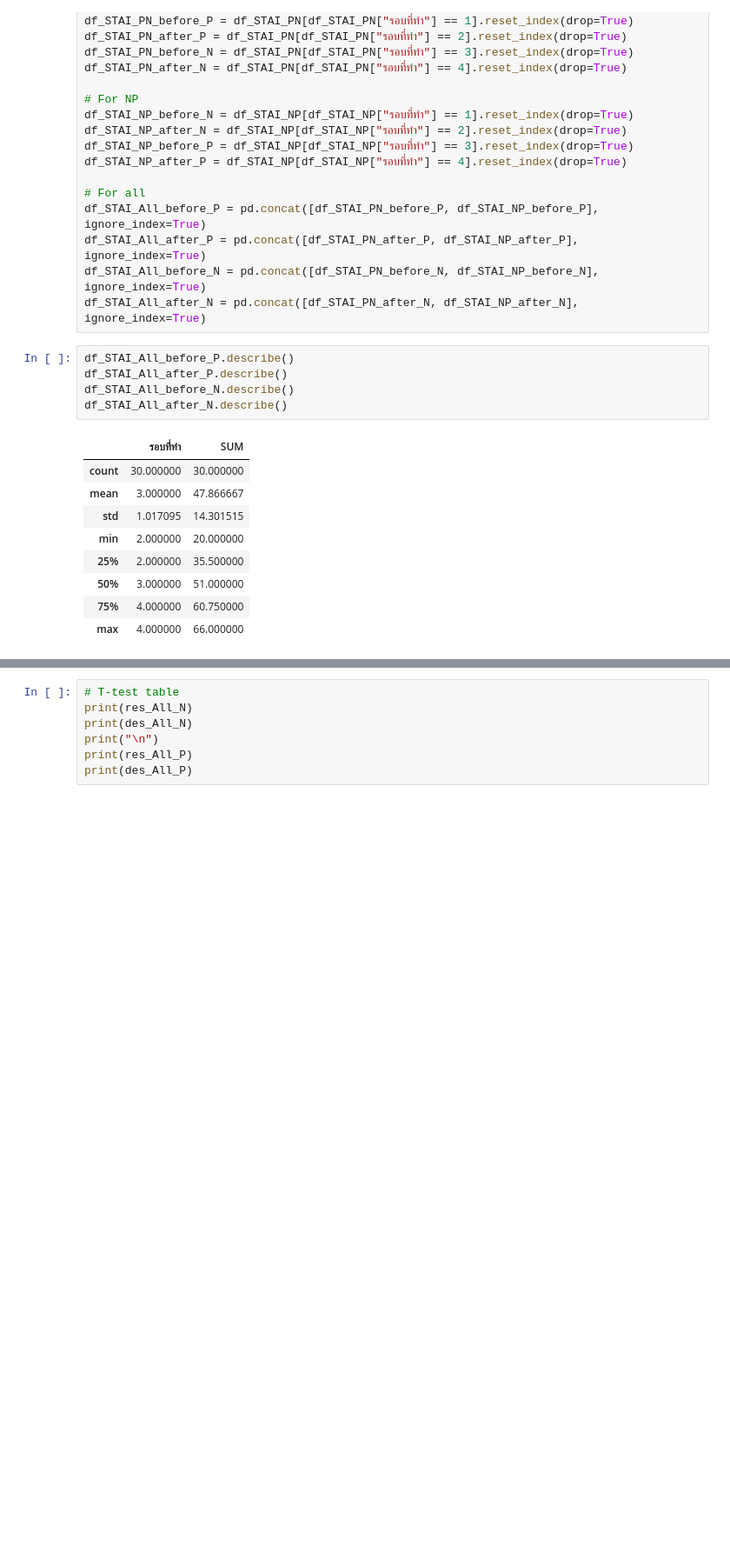
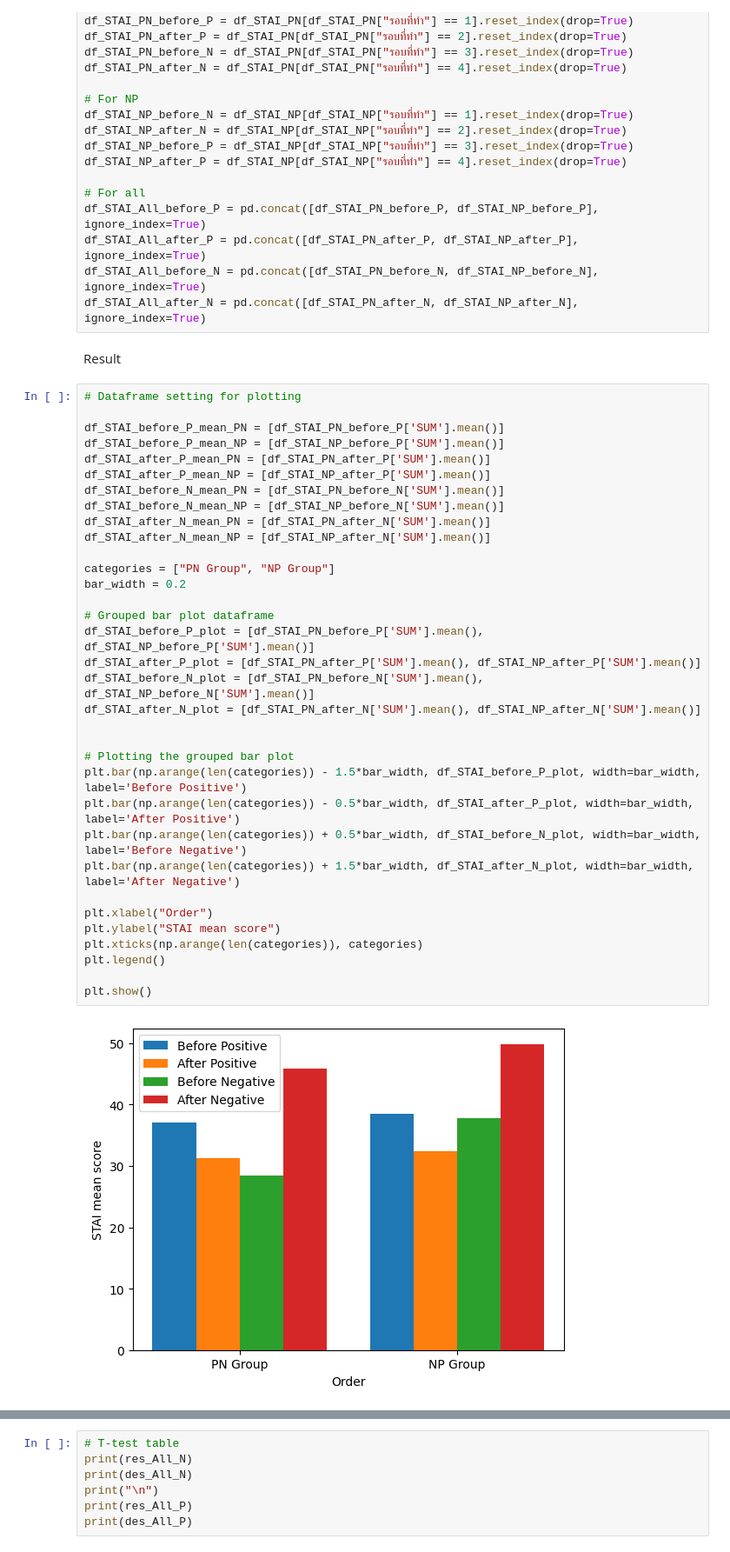
Before and after one commit to Kritpatchara/Emotional_attentionxSound, a Jupyter notebook: Analyze.ipynb, the cells around one changed output, grey strips where cells are left out. Shown at 87% size. Cells and saved outputs as stored; diff of their text form; blank space fills up the shorter version.

```diff
--- a/Analyze.ipynb
+++ b/Analyze.ipynb
@@ -33,18 +35,41 @@ df_STAI_All_before_P = pd.concat([df_STAI_PN_before_P, df_STAI_NP_before_P], ign
 df_STAI_All_after_P = pd.concat([df_STAI_PN_after_P, df_STAI_NP_after_P], ignore_index=True)
 df_STAI_All_before_N = pd.concat([df_STAI_PN_before_N, df_STAI_NP_before_N], ignore_index=True)
 df_STAI_All_after_N = pd.concat([df_STAI_PN_after_N, df_STAI_NP_after_N], ignore_index=True)
-# %%
-df_STAI_All_before_P.describe()
-df_STAI_All_after_P.describe()
-df_STAI_All_before_N.describe()
-df_STAI_All_after_N.describe()
-# %% [output]
-|  | รอบที่ทำ | SUM |
-| count | 30.000000 | 30.000000 |
-| mean | 3.000000 | 47.866667 |
-| std | 1.017095 | 14.301515 |
-| min | 2.000000 | 20.000000 |
-| 25% | 2.000000 | 35.500000 |
-| 50% | 3.000000 | 51.000000 |
-| 75% | 4.000000 | 60.750000 |
-| max | 4.000000 | 66.000000 |
+# %% [markdown]
+Result
+# %%
+# Dataframe setting for plotting
+
+df_STAI_before_P_mean_PN = [df_STAI_PN_before_P['SUM'].mean()]
+df_STAI_before_P_mean_NP = [df_STAI_NP_before_P['SUM'].mean()]
+df_STAI_after_P_mean_PN = [df_STAI_PN_after_P['SUM'].mean()]
+df_STAI_after_P_mean_NP = [df_STAI_NP_after_P['SUM'].mean()]
+df_STAI_before_N_mean_PN = [df_STAI_PN_before_N['SUM'].mean()]
+df_STAI_before_N_mean_NP = [df_STAI_NP_before_N['SUM'].mean()]
+df_STAI_after_N_mean_PN = [df_STAI_PN_after_N['SUM'].mean()]
+df_STAI_after_N_mean_NP = [df_STAI_NP_after_N['SUM'].mean()]
+
+categories = ["PN Group", "NP Group"]
+bar_width = 0.2
+
+# Grouped bar plot dataframe
+df_STAI_before_P_plot = [df_STAI_PN_before_P['SUM'].mean(), df_STAI_NP_before_P['SUM'].mean()]
+df_STAI_after_P_plot = [df_STAI_PN_after_P['SUM'].mean(), df_STAI_NP_after_P['SUM'].mean()]
+df_STAI_before_N_plot = [df_STAI_PN_before_N['SUM'].mean(), df_STAI_NP_before_N['SUM'].mean()]
+df_STAI_after_N_plot = [df_STAI_PN_after_N['SUM'].mean(), df_STAI_NP_after_N['SUM'].mean()]
+
+
+# Plotting the grouped bar plot
+plt.bar(np.arange(len(categories)) - 1.5*bar_width, df_STAI_before_P_plot, width=bar_width, label='Before Positive')
+plt.bar(np.arange(len(categories)) - 0.5*bar_width, df_STAI_after_P_plot, width=bar_width, label='After Positive')
+plt.bar(np.arange(len(categories)) + 0.5*bar_width, df_STAI_before_N_plot, width=bar_width, label='Before Negative')
+plt.bar(np.arange(len(categories)) + 1.5*bar_width, df_STAI_after_N_plot, width=bar_width, label='After Negative')
+
+plt.xlabel("Order")
+plt.ylabel("STAI mean score")
+plt.xticks(np.arange(len(categories)), categories)
+plt.legend()
+
+plt.show()
+# %% [output]
+[figure, added]
```
Also changed, not shown: parts of 6 cells of this notebook.
